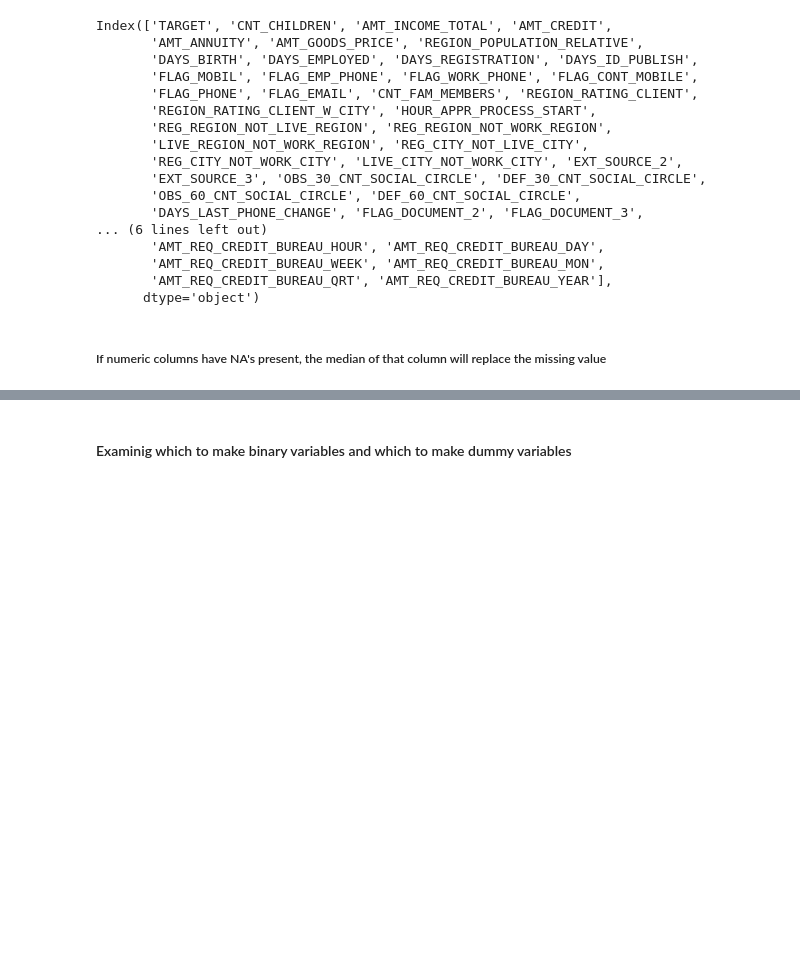
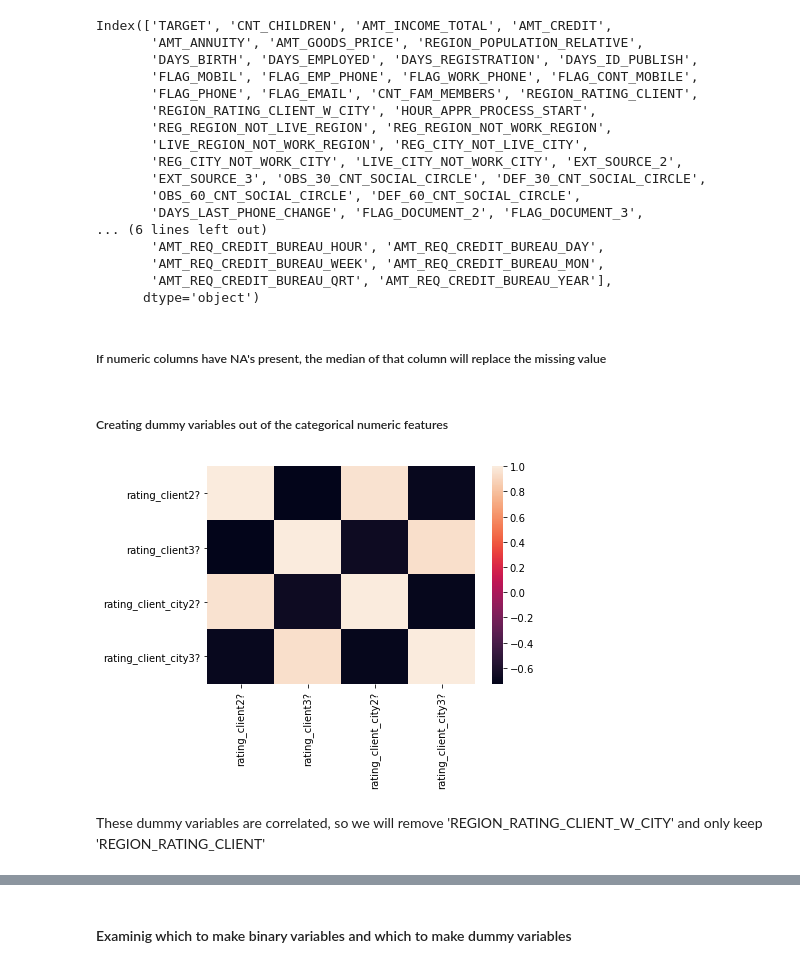
Before and after one commit to nr1988/ADS-505-Group-6, a Jupyter notebook: ADS505ProjectEDA.ipynb, the cells around one changed output, grey strips where cells are left out. Cells and saved outputs as stored; diff of their text form; code cells hidden in the pictures; blank space fills up the shorter version.

```diff
--- a/ADS505ProjectEDA.ipynb
+++ b/ADS505ProjectEDA.ipynb
@@ -130,3 +133,19 @@ Index(['TARGET', 'CNT_CHILDREN', 'AMT_INCOME_TOTAL', 'AMT_CREDIT',
 ##### If numeric columns have NA's present, the median of that column will replace the missing value
 # %%
 credit_df = credit_df.fillna(credit_df.median())
+# %% [markdown]
+##### Creating dummy variables out of the categorical numeric features
+# %%
+REGION_RATING_CLIENT = pd.get_dummies(credit_df['REGION_RATING_CLIENT'], drop_first = True)
+REGION_RATING_CLIENT = REGION_RATING_CLIENT.rename(columns = {2:'rating_client2?', 3: 'rating_client3?'})
+REGION_RATING_CLIENT_W_CITY = pd.get_dummies(credit_df['REGION_RATING_CLIENT_W_CITY'], drop_first = True)
+REGION_RATING_CLIENT_W_CITY = REGION_RATING_CLIENT_W_CITY.rename(columns = {2:'rating_client_city2?',
+                                                                            3: 'rating_client_city3?'})
+dummies_region = pd.concat([REGION_RATING_CLIENT, REGION_RATING_CLIENT_W_CITY], axis = 1)
+corrMatrixDummy = dummies_region.corr()
+sn.heatmap(corrMatrixDummy, annot=False)
+plt.show()
+# %% [output]
+[figure, added]
+# %% [markdown]
+These dummy variables are correlated, so we will remove 'REGION_RATING_CLIENT_W_CITY' and only keep 'REGION_RATING_CLIENT'
```
Also changed, not shown: parts of 16 cells of this notebook.
